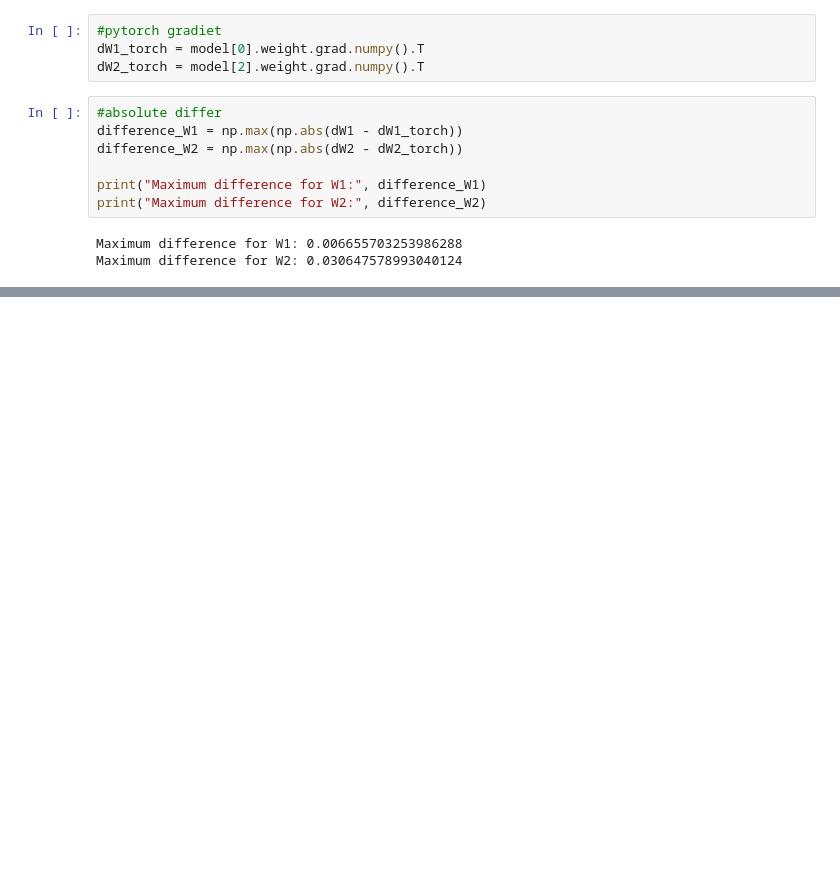
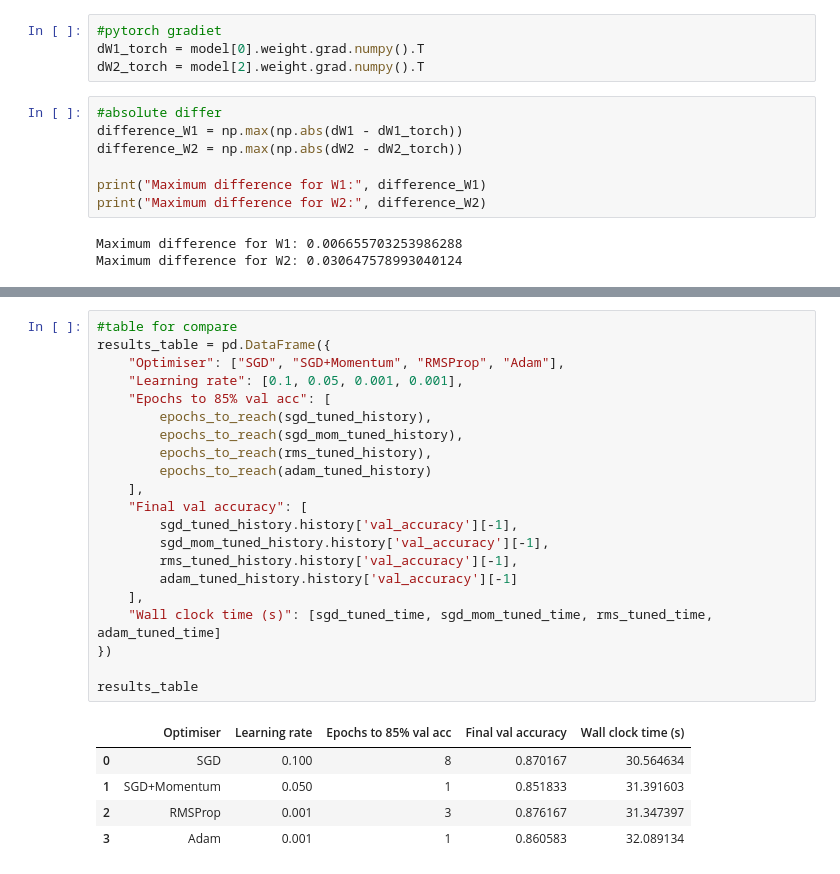
Before and after one commit to ranahusain/fashionMINST, a Jupyter notebook: DL-fashinMINST.ipynb, the cells around one changed output, grey strips where cells are left out. Saved outputs shown, nothing was run; the diff lists cells and outputs as text; blank space fills up the shorter version.

```diff
--- a/DL-fashinMINST.ipynb
+++ b/DL-fashinMINST.ipynb
@@ -233,0 +940,27 @@ Maximum difference for W2: 0.030647578993040124
+# %%
+#table for compare
+results_table = pd.DataFrame({
+    "Optimiser": ["SGD", "SGD+Momentum", "RMSProp", "Adam"],
+    "Learning rate": [0.1, 0.05, 0.001, 0.001],
+    "Epochs to 85% val acc": [
+        epochs_to_reach(sgd_tuned_history),
+        epochs_to_reach(sgd_mom_tuned_history),
+        epochs_to_reach(rms_tuned_history),
+        epochs_to_reach(adam_tuned_history)
+    ],
+    "Final val accuracy": [
+        sgd_tuned_history.history['val_accuracy'][-1],
+        sgd_mom_tuned_history.history['val_accuracy'][-1],
+        rms_tuned_history.history['val_accuracy'][-1],
+        adam_tuned_history.history['val_accuracy'][-1]
+    ],
+    "Wall clock time (s)": [sgd_tuned_time, sgd_mom_tuned_time, rms_tuned_time, adam_tuned_time]
+})
+
+results_table
+# %% [output]
+|  | Optimiser | Learning rate | Epochs to 85% val acc | Final val accuracy | Wall clock time (s) |
+| 0 | SGD | 0.100 | 8 | 0.870167 | 30.564634 |
+| 1 | SGD+Momentum | 0.050 | 1 | 0.851833 | 31.391603 |
+| 2 | RMSProp | 0.001 | 3 | 0.876167 | 31.347397 |
+| 3 | Adam | 0.001 | 1 | 0.860583 | 32.089134 |
```
Also changed, not shown: parts of 39 cells of this notebook.
